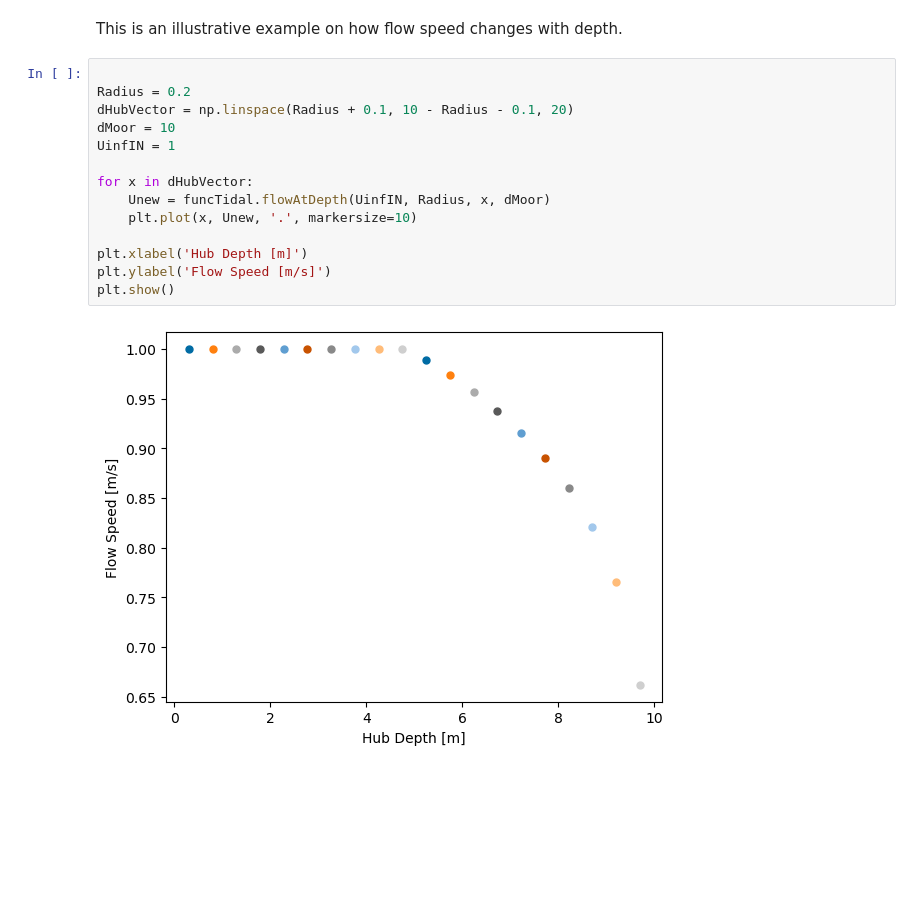
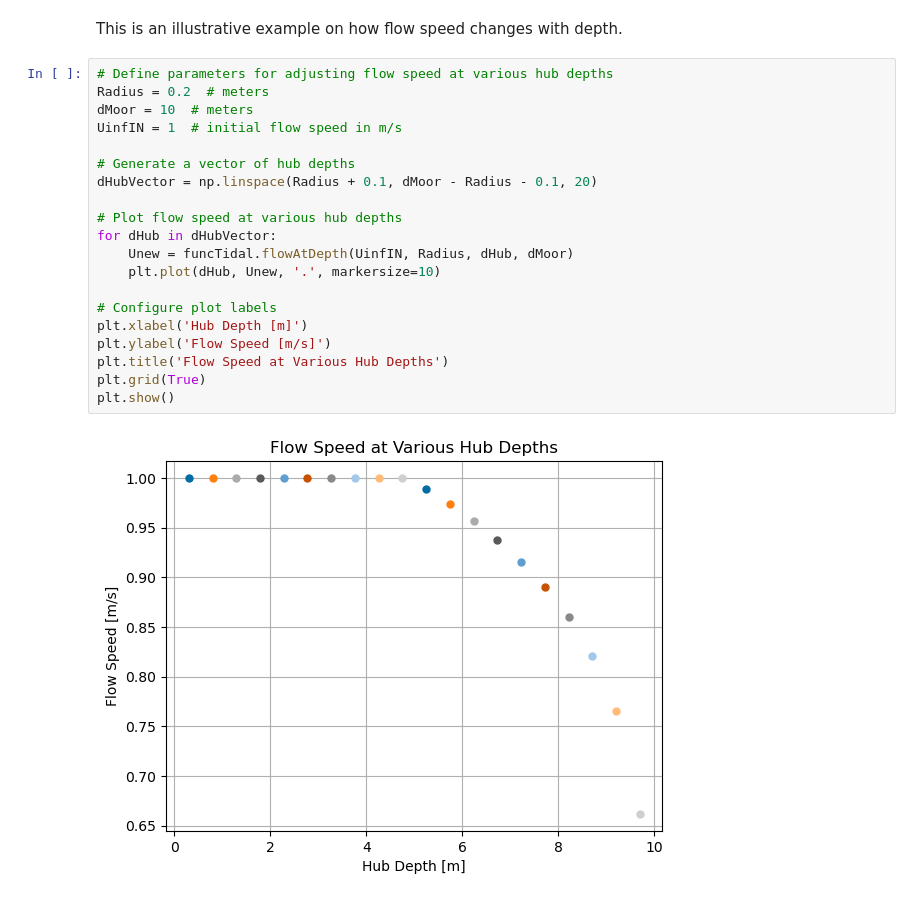
Before and after one commit to sandialabs/VITAL, a Jupyter notebook: TurboShipCostCalculator/Tutorial/Tutorial1_LoadTidalData.ipynb, the cells around one changed output. Saved outputs shown, nothing was run; the diff lists cells and outputs as text; blank space fills up the shorter version.

```diff
--- a/TurboShipCostCalculator/Tutorial/Tutorial1_LoadTidalData.ipynb
+++ b/TurboShipCostCalculator/Tutorial/Tutorial1_LoadTidalData.ipynb
@@ -79,18 +108,24 @@ plt.show()
 # %% [markdown]
 This is an illustrative example on how flow speed changes with depth.
 # %%
+# Define parameters for adjusting flow speed at various hub depths
+Radius = 0.2  # meters
+dMoor = 10  # meters
+UinfIN = 1  # initial flow speed in m/s
 
-Radius = 0.2
-dHubVector = np.linspace(Radius + 0.1, 10 - Radius - 0.1, 20)
-dMoor = 10
-UinfIN = 1
+# Generate a vector of hub depths
+dHubVector = np.linspace(Radius + 0.1, dMoor - Radius - 0.1, 20)
 
-for x in dHubVector:
-    Unew = funcTidal.flowAtDepth(UinfIN, Radius, x, dMoor)
-    plt.plot(x, Unew, '.', markersize=10)
+# Plot flow speed at various hub depths
+for dHub in dHubVector:
+    Unew = funcTidal.flowAtDepth(UinfIN, Radius, dHub, dMoor)
+    plt.plot(dHub, Unew, '.', markersize=10)
 
+# Configure plot labels
 plt.xlabel('Hub Depth [m]')
 plt.ylabel('Flow Speed [m/s]')
+plt.title('Flow Speed at Various Hub Depths')
+plt.grid(True)
 plt.show()
 # %% [output]
-[figure, old version]
+[figure, new version]
```
Also changed, not shown: parts of 11 cells of this notebook, 6 other files.
